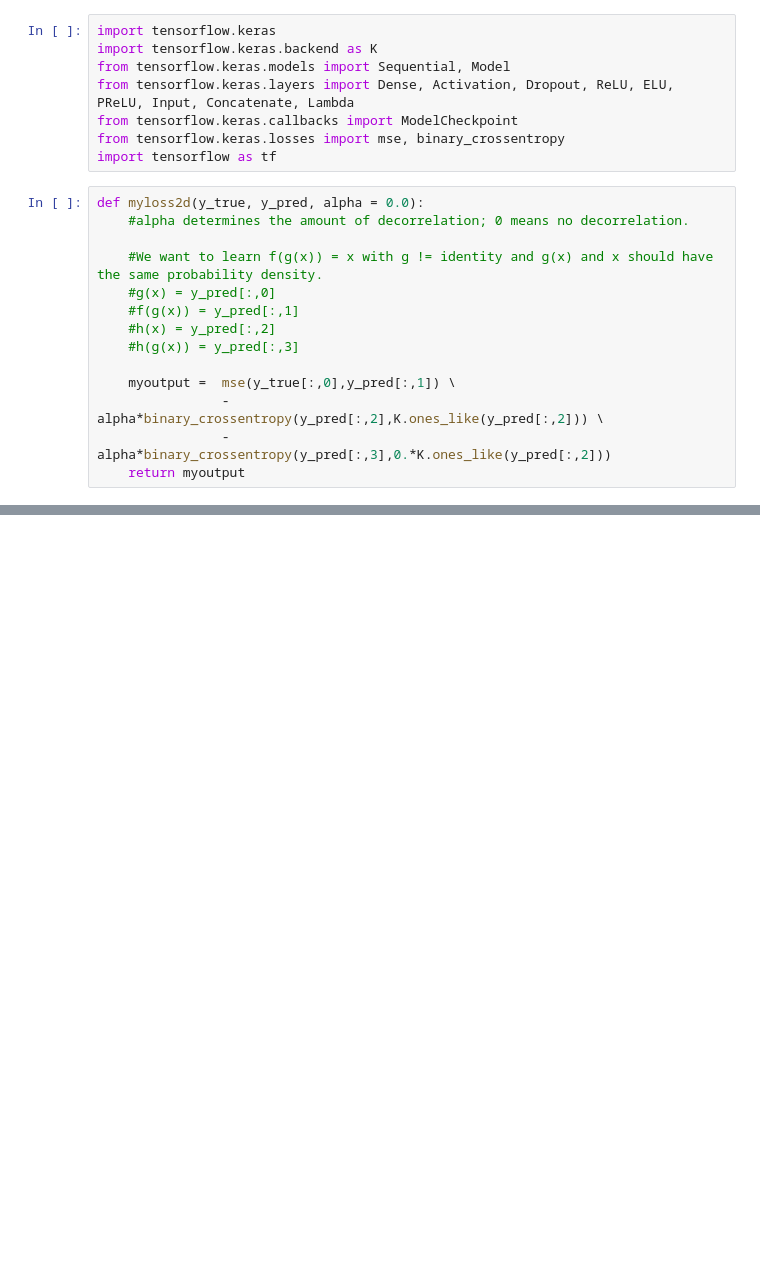
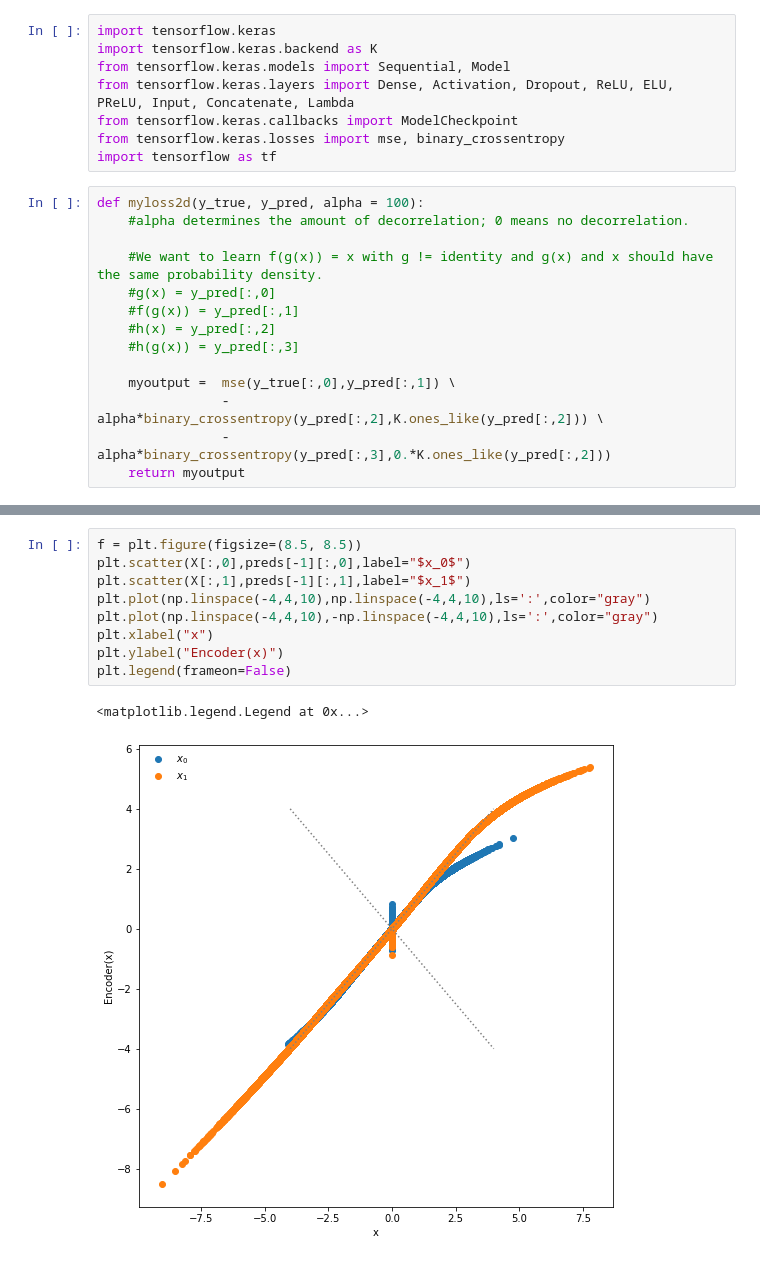
Before and after one commit to krishdesai7/SymmetryDiscovery, a Jupyter notebook: 2d Regression.ipynb, the cells around one changed output, grey strips where cells are left out. Saved outputs shown, nothing was run; the diff lists cells and outputs as text; blank space fills up the shorter version.

Commit message:
added PlottingLossFunctions

```diff
--- a/2d Regression.ipynb
+++ b/2d Regression.ipynb
@@ -12,7 +12,7 @@ from tensorflow.keras.callbacks import ModelCheckpoint
 from tensorflow.keras.losses import mse, binary_crossentropy
 import tensorflow as tf
 # %%
-def myloss2d(y_true, y_pred, alpha = 0.0):
+def myloss2d(y_true, y_pred, alpha = 100):
     #alpha determines the amount of decorrelation; 0 means no decorrelation.
 
     #We want to learn f(g(x)) = x with g != identity and g(x) and x should have the same probability density.
@@ -145,0 +163,12 @@ slopes:
+# %%
+f = plt.figure(figsize=(8.5, 8.5))
+plt.scatter(X[:,0],preds[-1][:,0],label="$x_0$")
+plt.scatter(X[:,1],preds[-1][:,1],label="$x_1$")
+plt.plot(np.linspace(-4,4,10),np.linspace(-4,4,10),ls=':',color="gray")
+plt.plot(np.linspace(-4,4,10),-np.linspace(-4,4,10),ls=':',color="gray")
+plt.xlabel("x")
+plt.ylabel("Encoder(x)")
+plt.legend(frameon=False)
+# %% [output]
+<matplotlib.legend.Legend at 0x...>
+[figure, added]
```
Also changed, not shown: parts of 11 cells of this notebook, 6 other files.
